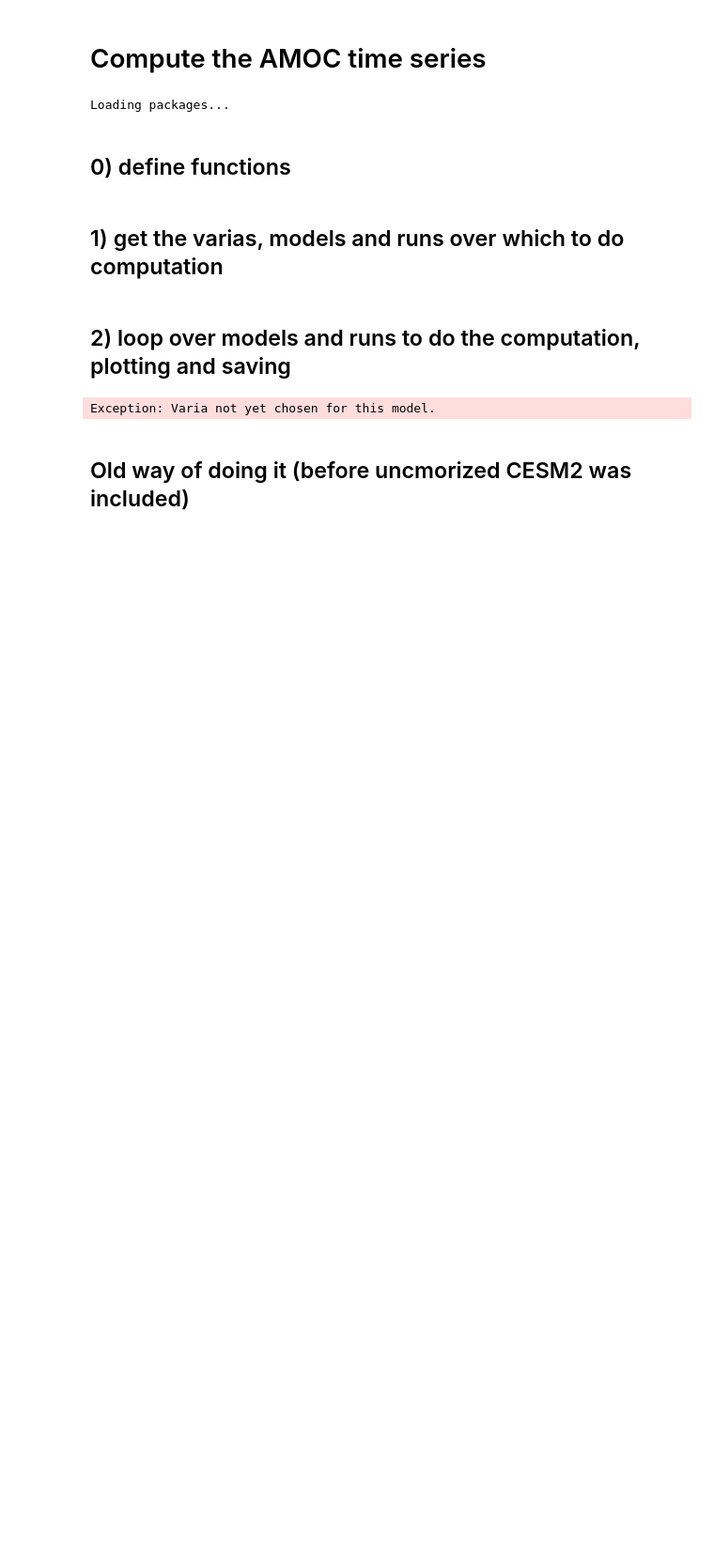
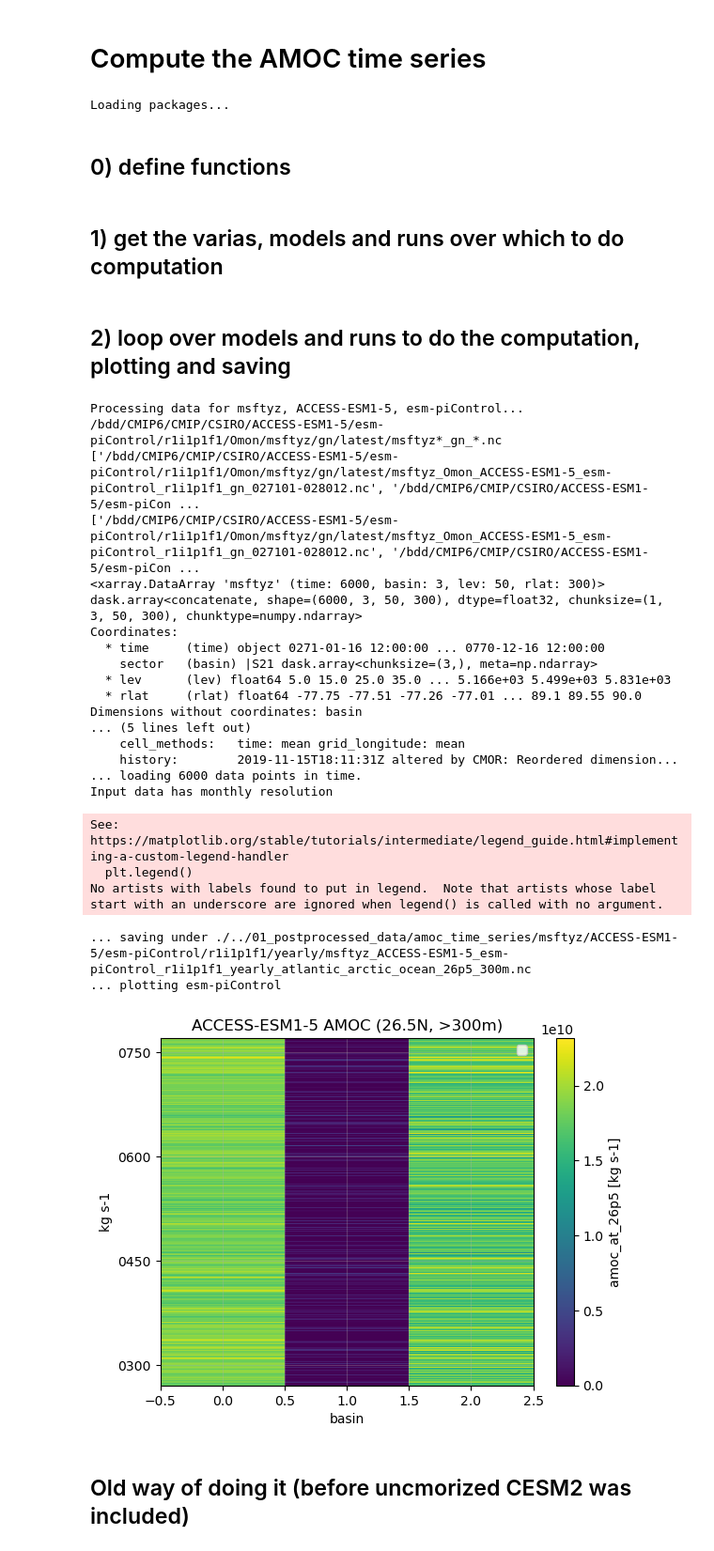
Before and after one commit to eikekoehn/TIPMIP_carbon_cycle, a Jupyter notebook: 01_postprocessing/calc_time_series_of_amoc.ipynb, the cells around one changed output. Shown at 94% size. Saved outputs shown, nothing was run; the diff lists cells and outputs as text; code cells hidden in the pictures; blank space fills up the shorter version.

```diff
--- a/01_postprocessing/calc_time_series_of_amoc.ipynb
+++ b/01_postprocessing/calc_time_series_of_amoc.ipynb
@@ -234,8 +234,10 @@ basin_choice = 'atlantic_arctic_ocean'
 freq_input = 'monthly'#, 'yearly', 'daily'] #freq_output = 'monthly'#, 'yearly', 'daily', 'climatology', None]
 freq_output = 'yearly'
 #varias = ['msftyz']#['msftyz']#,'msftmz']
-models = ['MIROC-ES2L']#['CESM2']#['MIROC-ES2L']#['ACCESS-ESM1-5']#['EC-Earth3-ESM-1']#['UKESM1-2']#['GISSE2.1-G-CC2'] #['IPSL-CM6-ESMCO2']#['GFDL-ESM2M']#['NorESM2-LM']##['IPSL-CM6-ESMCO2']#,'NorESM2-LM','GFDL-ESM2M'] # ,['GFDL-ESM2M']#
-runs = pruns.get_run_list('tipmip_tier1')#[:1]#[1:]#[:-1]#[1:2]#[:1]#[1:]#[1:2]#[:1]#[1:]#[-1:] #
+models = ['ACCESS-ESM1-5']#['MIROC-ES2L']#['CESM2']#['MIROC-ES2L']#['ACCESS-ESM1-5']#['EC-Earth3-ESM-1']#['UKESM1-2']#['GISSE2.1-G-CC2'] #['IPSL-CM6-ESMCO2']#['GFDL-ESM2M']#['NorESM2-LM']##['IPSL-CM6-ESMCO2']#,'NorESM2-LM','GFDL-ESM2M'] # ,['GFDL-ESM2M']#
+runs = pruns.get_run_list('tipmip_tier1')[:1]#[:1]#[1:]#[:-1]#[1:2]#[:1]#[1:]#[1:2]#[:1]#[1:]#[-1:] #
+
+server = 'spirit'
 
 def get_varia(model):
     if model in ['IPSL-CM6-ESMCO2','GFDL-ESM2M','GISSE2.1-G-CC2','UKESM1-2','EC-Earth3-ESM-1','ACCESS-ESM1-5']:
@@ -273,6 +275,7 @@ for model in models:
             run,
             freq_input=freq_input,
             verbose_level=1,
+            server=server,
         )
 
         print(f'... loading {da.time.size} data points in time.')
@@ -368,34 +371,56 @@ for model in models:
         # ==========================================================
 
         global_stats[run] = overturning
 
         # ==========================================================
         # plot
         # ==========================================================
 
         print(f'... plotting {run}')
 
         global_stats[run].plot(
             label=run,
             linewidth=2,
         )
 
         print(' ')
 
     plt.legend()
 
     plt.title(
         f'{model} AMOC '
         f'({lat_choice}N, >{min_depth_choice}m)'
     )
 
     plt.ylabel(overturning.attrs.get('units', ''))
 
     plt.grid(alpha=0.3)
 
     plt.show()
 # %% [output]
-Exception: Varia not yet chosen for this model.
+Processing data for msftyz, ACCESS-ESM1-5, esm-piControl...
+/bdd/CMIP6/CMIP/CSIRO/ACCESS-ESM1-5/esm-piControl/r1i1p1f1/Omon/msftyz/gn/latest/msftyz*_gn_*.nc
+['/bdd/CMIP6/CMIP/CSIRO/ACCESS-ESM1-5/esm-piControl/r1i1p1f1/Omon/msftyz/gn/latest/msftyz_Omon_ACCESS-ESM1-5_esm-piControl_r1i1p1f1_gn_027101-028012.nc', '/bdd/CMIP6/CMIP/CSIRO/ACCESS-ESM1-5/esm-piCon ...
+['/bdd/CMIP6/CMIP/CSIRO/ACCESS-ESM1-5/esm-piControl/r1i1p1f1/Omon/msftyz/gn/latest/msftyz_Omon_ACCESS-ESM1-5_esm-piControl_r1i1p1f1_gn_027101-028012.nc', '/bdd/CMIP6/CMIP/CSIRO/ACCESS-ESM1-5/esm-piCon ...
+<xarray.DataArray 'msftyz' (time: 6000, basin: 3, lev: 50, rlat: 300)>
+dask.array<concatenate, shape=(6000, 3, 50, 300), dtype=float32, chunksize=(1, 3, 50, 300), chunktype=numpy.ndarray>
+Coordinates:
+  * time     (time) object 0271-01-16 12:00:00 ... 0770-12-16 12:00:00
+    sector   (basin) |S21 dask.array<chunksize=(3,), meta=np.ndarray>
+  * lev      (lev) float64 5.0 15.0 25.0 35.0 ... 5.166e+03 5.499e+03 5.831e+03
+  * rlat     (rlat) float64 -77.75 -77.51 -77.26 -77.01 ... 89.1 89.55 90.0
+Dimensions without coordinates: basin
+... (5 lines left out)
+    cell_methods:   time: mean grid_longitude: mean
+    history:        2019-11-15T18:11:31Z altered by CMOR: Reordered dimension...
+... loading 6000 data points in time.
+Input data has monthly resolution
+See: https://matplotlib.org/stable/tutorials/intermediate/legend_guide.html#implementing-a-custom-legend-handler
+  plt.legend()
+No artists with labels found to put in legend.  Note that artists whose label start with an underscore are ignored when legend() is called with no argument.
+... saving under ./../01_postprocessed_data/amoc_time_series/msftyz/ACCESS-ESM1-5/esm-piControl/r1i1p1f1/yearly/msftyz_ACCESS-ESM1-5_esm-piControl_r1i1p1f1_yearly_atlantic_arctic_ocean_26p5_300m.nc
+... plotting esm-piControl
+[figure, added]
 # %% [markdown]
 ## Old way of doing it (before uncmorized CESM2 was included)
 # %%
```
Also changed, not shown: parts of 1 cell of this notebook, 17 other files.
